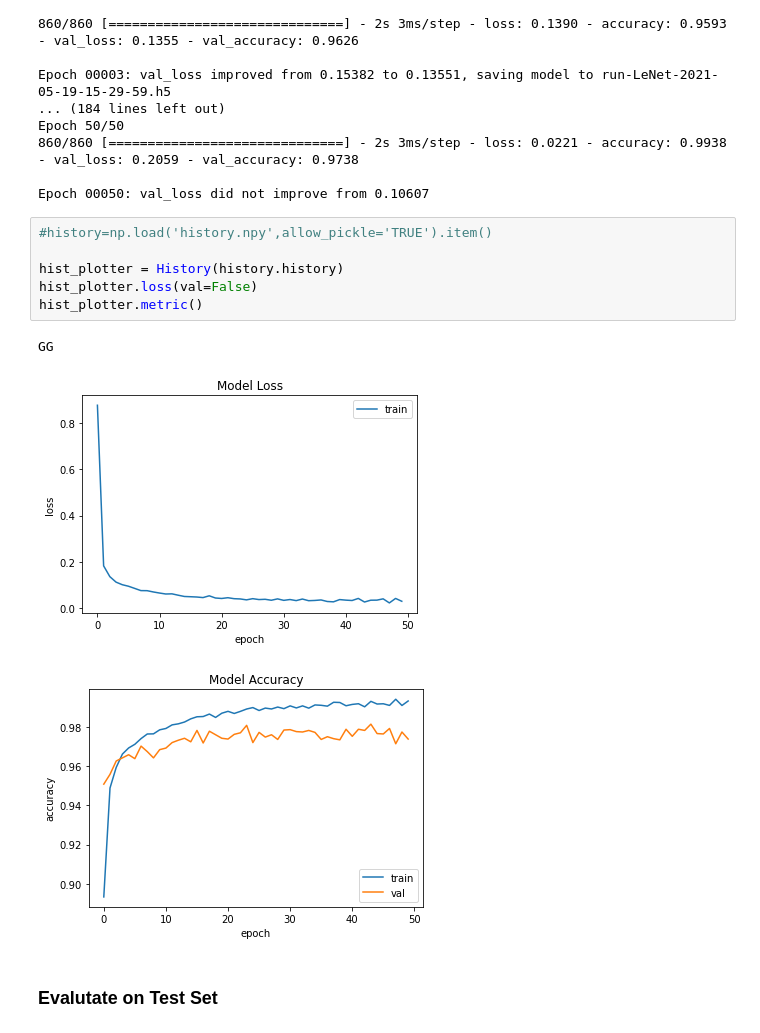
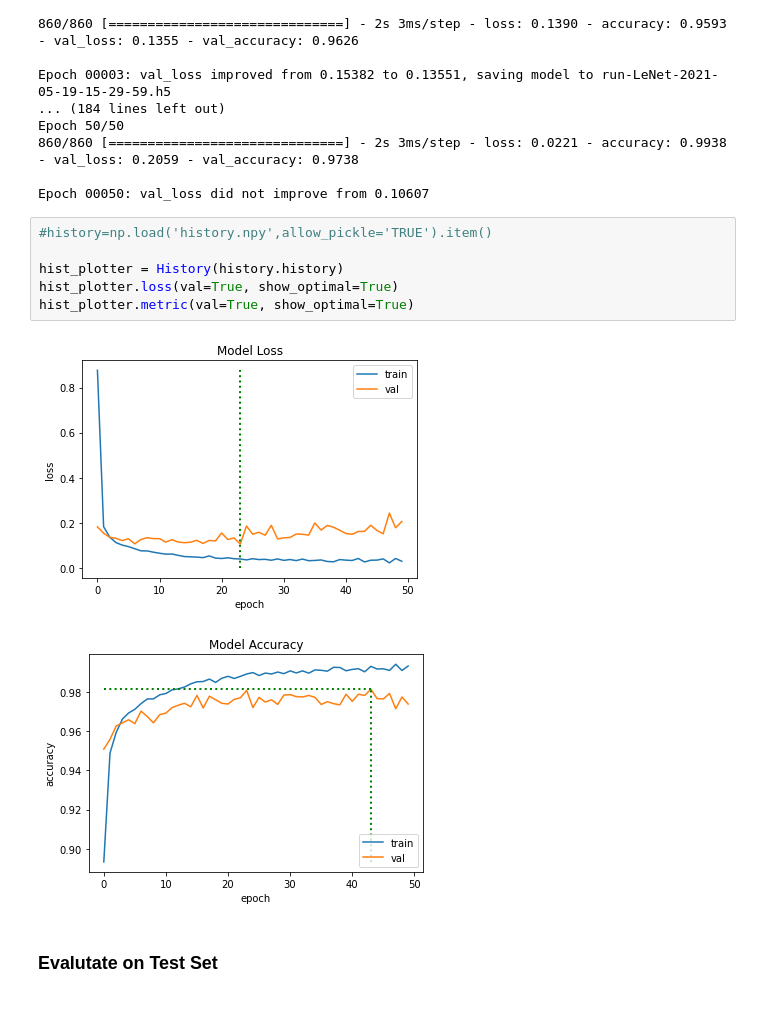
Before and after one commit to RolandSherwin/ml-paper-implementations, a Jupyter notebook: 00-LeNet/main.ipynb, the cells around one changed output. Cells and saved outputs as stored; diff of their text form.

Commit message:
new history plots

```diff
--- a/00-LeNet/main.ipynb
+++ b/00-LeNet/main.ipynb
@@ -174,13 +174,12 @@ Epoch 00050: val_loss did not improve from 0.10607
 # %%
 #history=np.load('history.npy',allow_pickle='TRUE').item()
 
 hist_plotter = History(history.history)
-hist_plotter.loss(val=False)
-hist_plotter.metric()
+hist_plotter.loss(val=True, show_optimal=True)
+hist_plotter.metric(val=True, show_optimal=True)
 # %% [output]
-GG
-[figure, old version]
+[figure, new version]
-[figure, old version]
+[figure, new version]
 # %% [markdown]
 ### Evalutate on Test Set
 # %%
```
Also changed, not shown: parts of 3 cells of this notebook, 1 other file.
